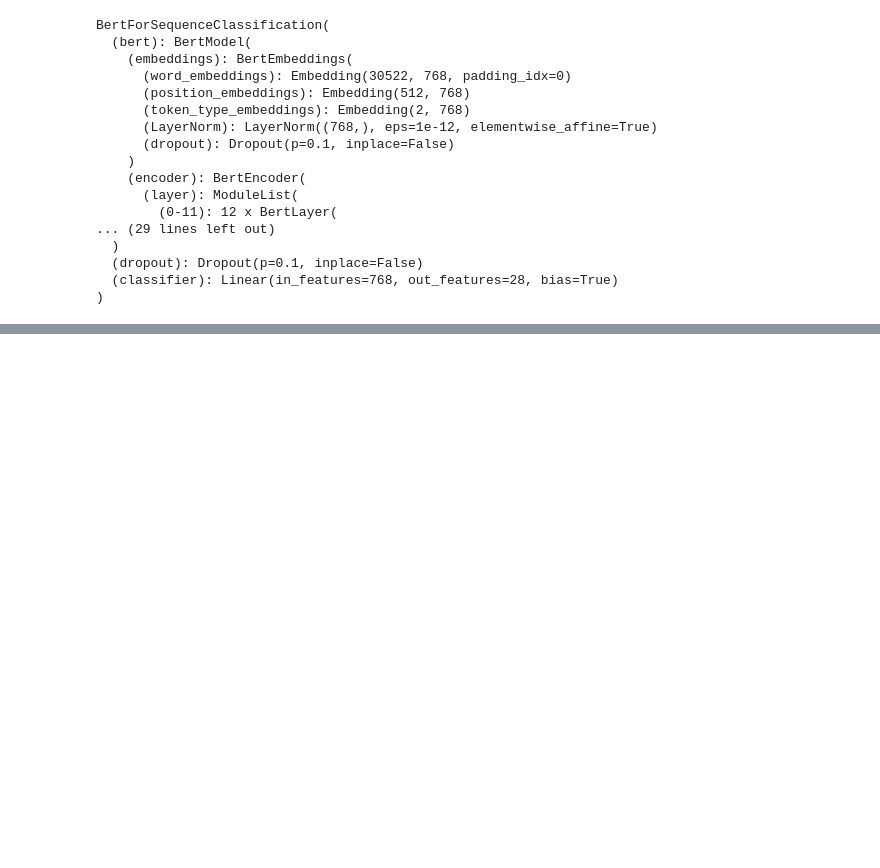
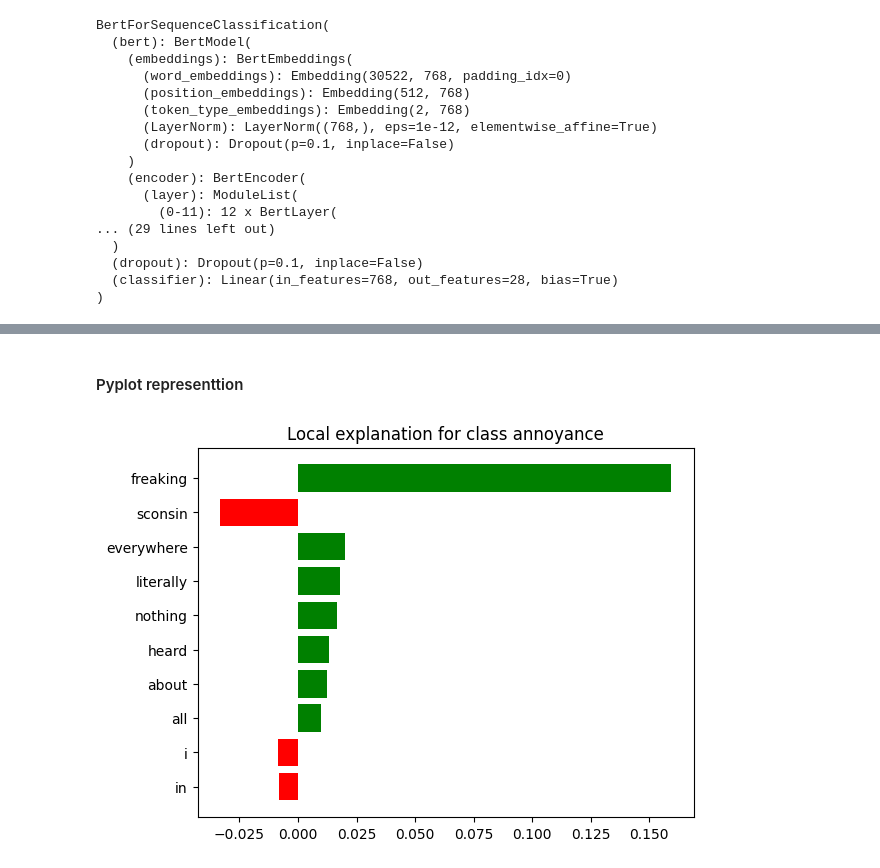
Before and after one commit to BERTsBagels/IMCS3020U_Project_EmotionClassification_Interpretability, a Jupyter notebook: notebooks/LIME.ipynb, the cells around one changed output, grey strips where cells are left out. Cells and saved outputs as stored; diff of their text form; code cells hidden in the pictures; blank space fills up the shorter version.

Commit message:
Added LIME implementation alongside pipline.

```diff
--- a/notebooks/LIME.ipynb
+++ b/notebooks/LIME.ipynb
@@ -217,0 +235,6 @@ BertForSequenceClassification(
+# %%
+# get text from dataloader
+data_iter = iter(val_dataloader)
+batch = next(data_iter)
+input_ids = batch['input_ids']
+texts = tokenizer.batch_decode(input_ids, skip_special_tokens=True)
@@ -217,0 +243,22 @@ BertForSequenceClassification(
+# %%
+import numpy as np
+import scipy.special
+
+def predict_wrapper(texts):
+  # wrapper function translates text into token IDs and attention masks
+  # tokenize the input text
+  inputs = tokenizer(
+      texts.tolist() if isinstance(texts, np.ndarray) else texts,
+      return_tensors="pt",
+      padding=True,
+      truncation=True,
+      max_length=128,
+  ).to(device)
+
+  with torch.no_grad():
+    outputs=model(**inputs)
+
+  # uses Sigmoid to calculate probabilities from logits
+  logits = outputs.logits.detach().cpu().numpy()
+  scores = scipy.special.expit(logits)
+  return scores
@@ -217,0 +267,13 @@ BertForSequenceClassification(
+# %%
+explainer_lime = LimeTextExplainer(class_names = label_names)
+
+probs = predict_wrapper([texts[0]])[0]
+top_label_idx = np.argmax(probs)
+top_label_name = id2label[top_label_idx]
+
+#explaining a specific instance of data using lime to top predicted emotion label
+inst_explainer = explainer_lime.explain_instance(texts[0],predict_wrapper, num_features=10, labels=[top_label_idx])
+
+print(f"analyzing text: {texts[0]}")
+
+inst_explainer.show_in_notebook(text=True)
@@ -217,0 +283,7 @@ BertForSequenceClassification(
+# %% [markdown]
+#### Pyplot representtion ####
+# %%
+#lime represented as a pyplot
+fig = inst_explainer.as_pyplot_figure(label = top_label_idx)
+# %% [output]
+[figure, added]
```
Also changed, not shown: parts of 12 cells of this notebook.
